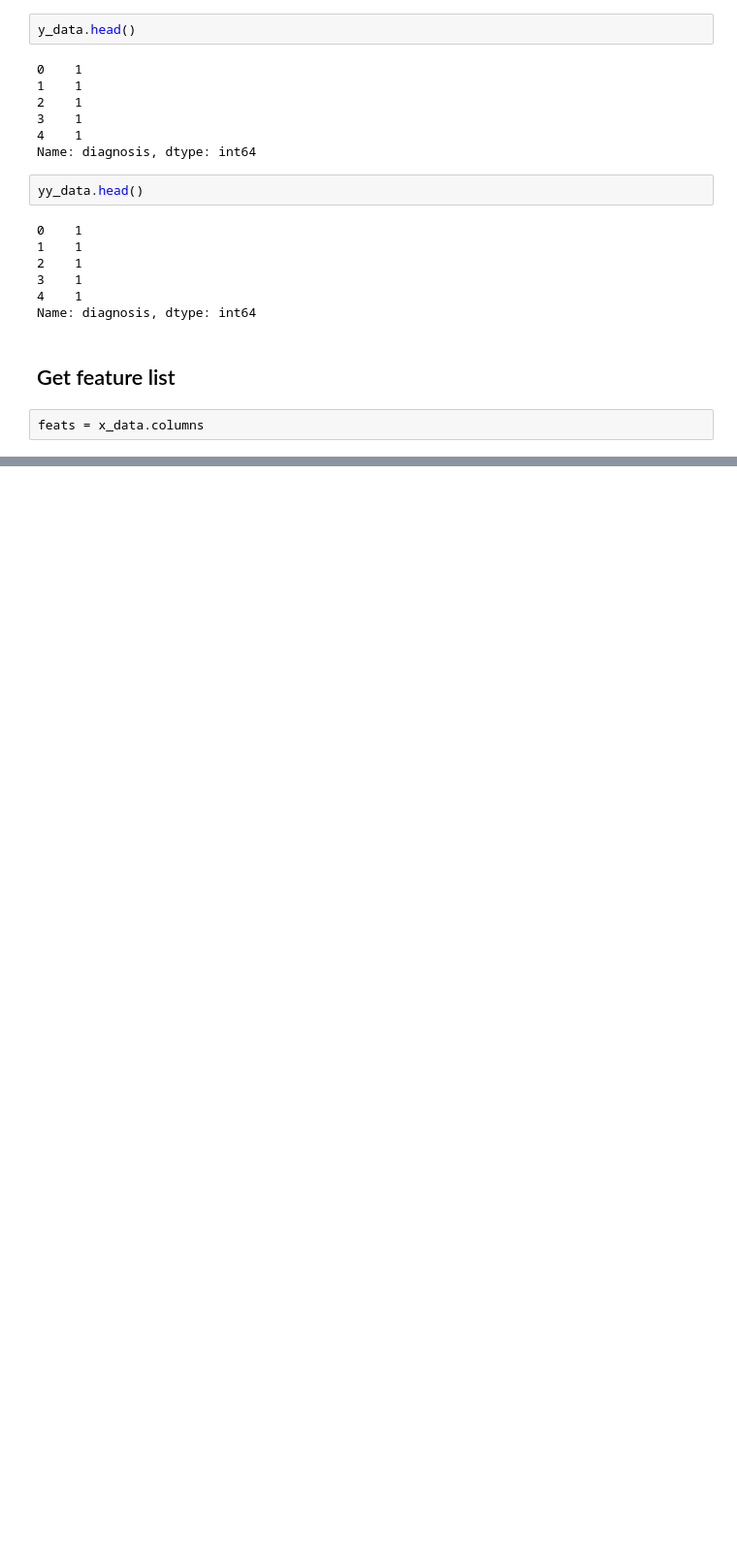
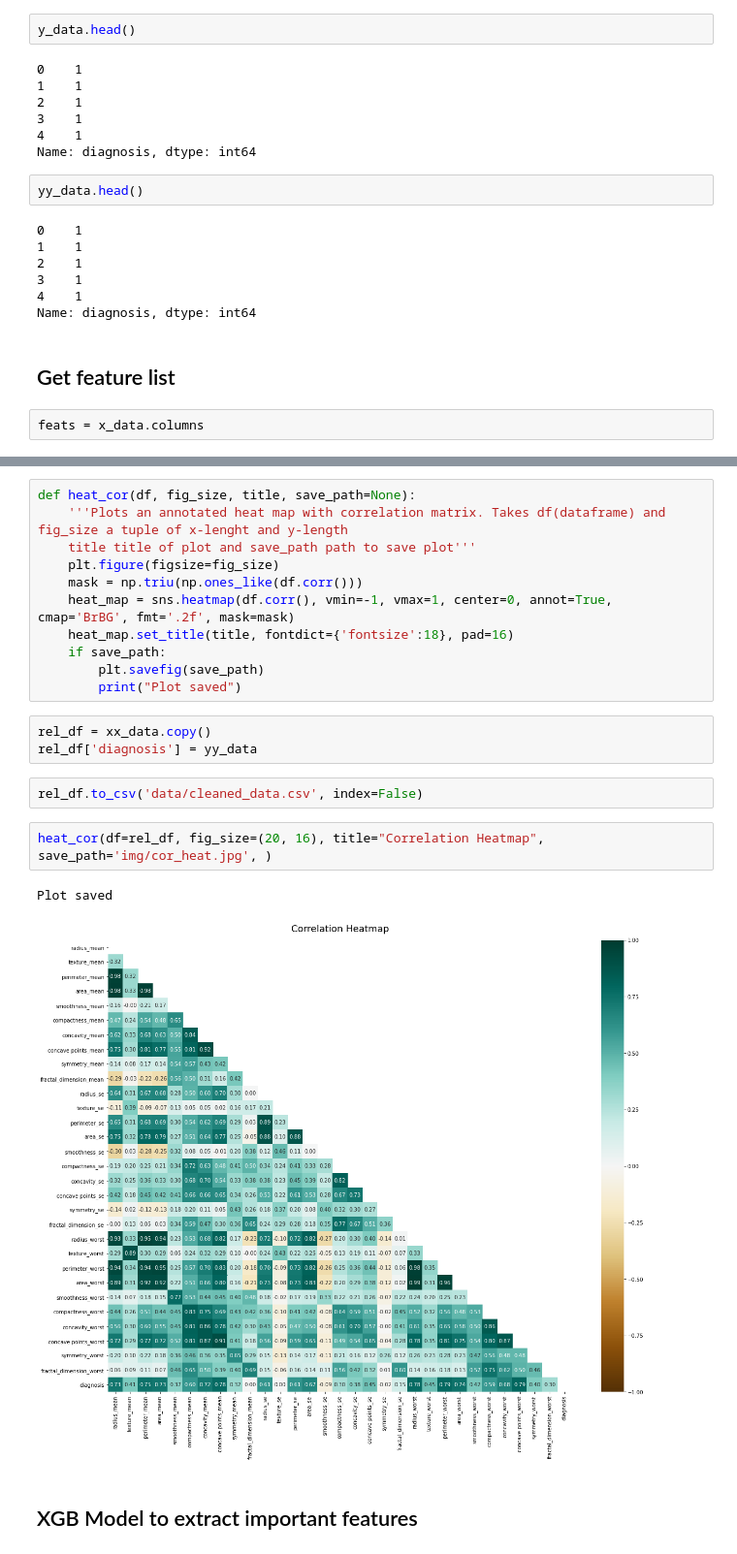
Before and after one commit to mdahwireng/Causality, a Jupyter notebook: notebooks/explore_to_feat_ext.ipynb, the cells around one changed output, grey strips where cells are left out. Shown at 97% size. Drawn from its saved outputs; the diff is of its cells as text; blank space fills up the shorter version.

```diff
--- a/notebooks/explore_to_feat_ext.ipynb
+++ b/notebooks/explore_to_feat_ext.ipynb
@@ -317,0 +253,23 @@ impnt_feats_df
+# %%
+def heat_cor(df, fig_size, title, save_path=None):
+    '''Plots an annotated heat map with correlation matrix. Takes df(dataframe) and fig_size a tuple of x-lenght and y-length
+    title title of plot and save_path path to save plot'''
+    plt.figure(figsize=fig_size)
+    mask = np.triu(np.ones_like(df.corr()))
+    heat_map = sns.heatmap(df.corr(), vmin=-1, vmax=1, center=0, annot=True, cmap='BrBG', fmt='.2f', mask=mask)
+    heat_map.set_title(title, fontdict={'fontsize':18}, pad=16)
+    if save_path:
+        plt.savefig(save_path)
+        print("Plot saved")
+# %%
+rel_df = xx_data.copy()
+rel_df['diagnosis'] = yy_data
+# %%
+rel_df.to_csv('data/cleaned_data.csv', index=False)
+# %%
+heat_cor(df=rel_df, fig_size=(20, 16), title="Correlation Heatmap", save_path='img/cor_heat.jpg', )
+# %% [output]
+Plot saved
+[figure, added]
+# %% [markdown]
+## XGB Model to extract important features
```
Also changed, not shown: parts of 22 cells of this notebook, 3 other files.
